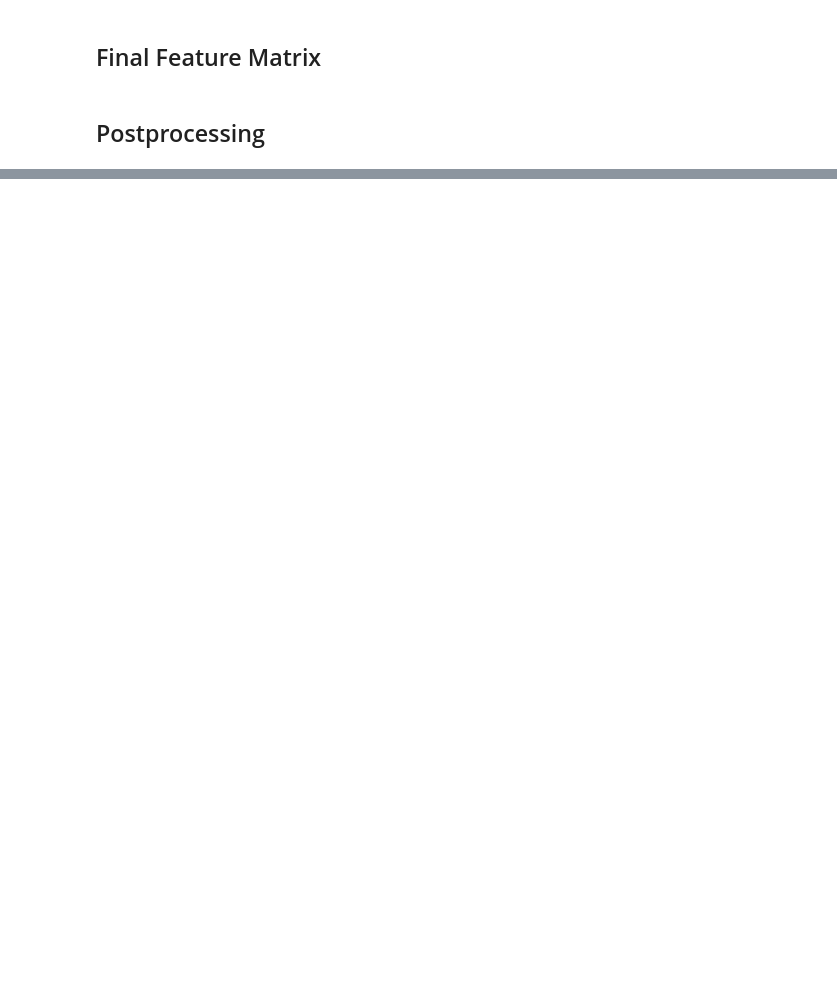
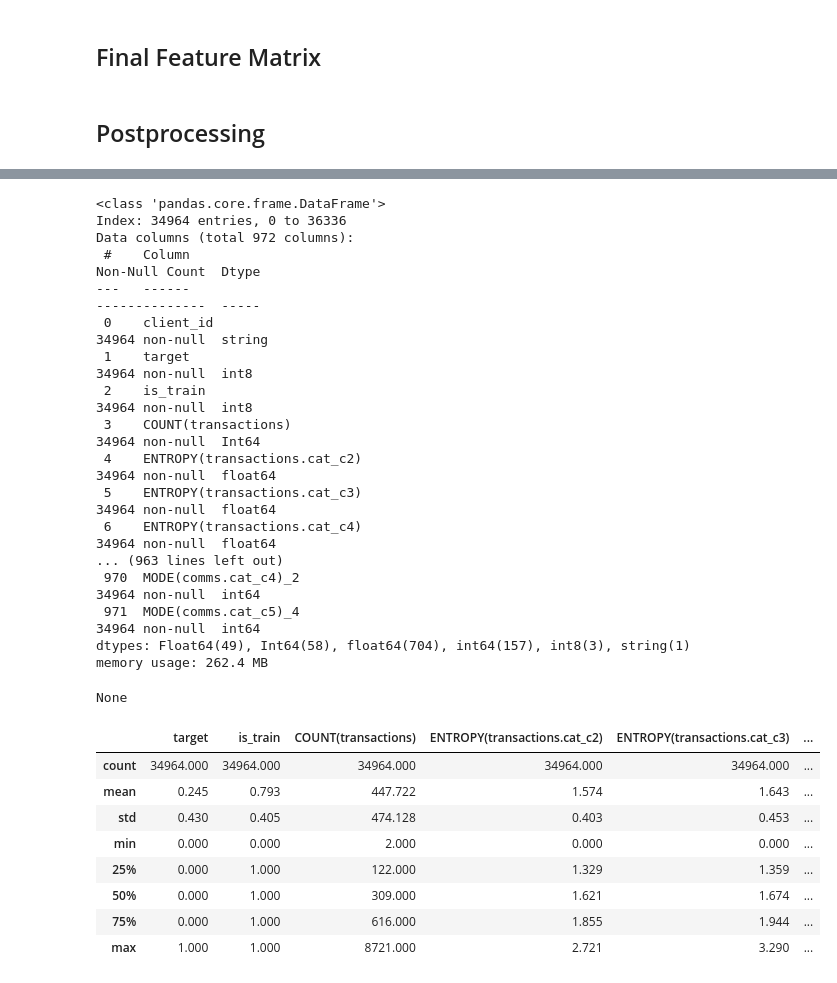
Before and after one commit to danproshyn/ff_internship, a Jupyter notebook: feature_engineering/feature_engineering_auto_paralleled.ipynb, the cells around one changed output, grey strips where cells are left out. Saved outputs shown, nothing was run; the diff lists cells and outputs as text; code cells hidden in the pictures; blank space fills up the shorter version.

```diff
--- a/feature_engineering/feature_engineering_auto_paralleled.ipynb
+++ b/feature_engineering/feature_engineering_auto_paralleled.ipynb
@@ -763,6 +628,9 @@ display(history)
 client.close()
 # %% [markdown]
 ## Final Feature Matrix
+# %%
+RAW_FM_OUT_PATH = '../data/features/features_auto_v5_raw.csv'
+RAW_FM_DTYPE_OUT_PATH = '../data/features/features_auto_v5_raw_dtype.json'
 # %%
 fms = []
 for i in chunks_nums:
@@ -880,0 +730,45 @@ None
+# %%
+df_dtype, df_date_cols = read_df_dtype(RAW_FM_DTYPE_OUT_PATH)
+df = pd.read_csv(RAW_FM_OUT_PATH, dtype=df_dtype, parse_dates=df_date_cols)
+# df = feature_matrix
+
+# df = df.reset_index()
+# df = df.drop(columns=['client_id'])
+
+df = handle_missing_values(df)
+df = convert_dates(df)
+df = encode_cyclical_features(df)
+df = encode_categorical_features(df)
+df = convert_boolean_values(df)
+
+df.to_csv('../data/features/features_auto_v5.csv', index=False)
+display(df.info(verbose=True, show_counts=True))
+display(df.describe())
+# %% [output]
+<class 'pandas.core.frame.DataFrame'>
+Index: 34964 entries, 0 to 36336
+Data columns (total 972 columns):
+ #    Column                                                                                  Non-Null Count  Dtype
+---   ------                                                                                  --------------  -----
+ 0    client_id                                                                               34964 non-null  string
+ 1    target                                                                                  34964 non-null  int8
+ 2    is_train                                                                                34964 non-null  int8
+ 3    COUNT(transactions)                                                                     34964 non-null  Int64
+ 4    ENTROPY(transactions.cat_c2)                                                            34964 non-null  float64
+ 5    ENTROPY(transactions.cat_c3)                                                            34964 non-null  float64
+ 6    ENTROPY(transactions.cat_c4)                                                            34964 non-null  float64
+... (963 lines left out)
+ 970  MODE(comms.cat_c4)_2                                                                    34964 non-null  int64
+ 971  MODE(comms.cat_c5)_4                                                                    34964 non-null  int64
+dtypes: Float64(49), Int64(58), float64(704), int64(157), int8(3), string(1)
+memory usage: 262.4 MB
+None
+|  | target | is_train | COUNT(transactions) | ENTROPY(transactions.cat_c2) | ENTROPY(transactions.cat_c3) | ... |
+| count | 34964.000 | 34964.000 | 34964.000 | 34964.000 | 34964.000 | ... |
+| mean | 0.245 | 0.793 | 447.722 | 1.574 | 1.643 | ... |
+| std | 0.430 | 0.405 | 474.128 | 0.403 | 0.453 | ... |
+| min | 0.000 | 0.000 | 2.000 | 0.000 | 0.000 | ... |
+| 25% | 0.000 | 1.000 | 122.000 | 1.329 | 1.359 | ... |
+| 50% | 0.000 | 1.000 | 309.000 | 1.621 | 1.674 | ... |
+| 75% | 0.000 | 1.000 | 616.000 | 1.855 | 1.944 | ... |
+| max | 1.000 | 1.000 | 8721.000 | 2.721 | 3.290 | ... |
```
Also changed, not shown: parts of 13 cells of this notebook, 4 other files.
